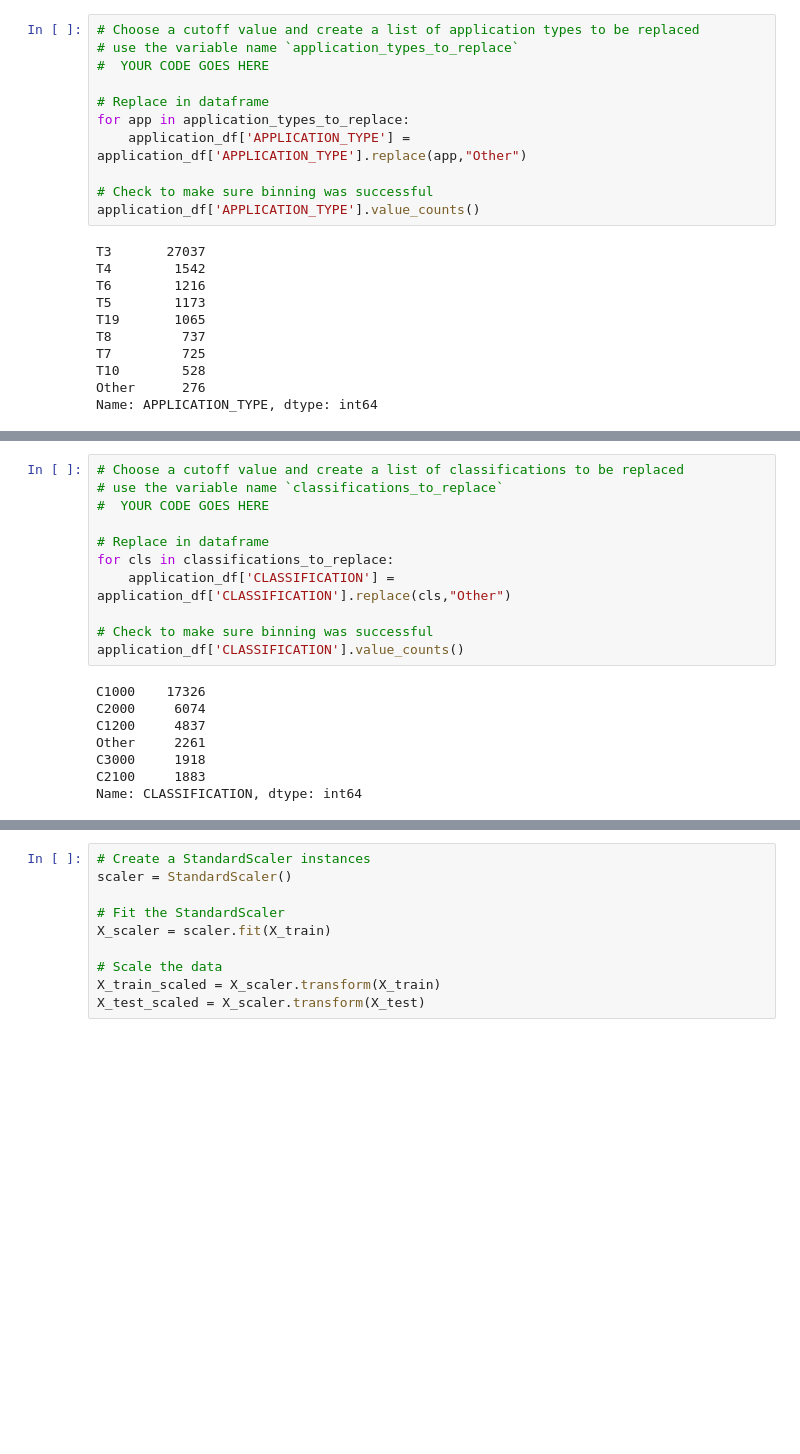
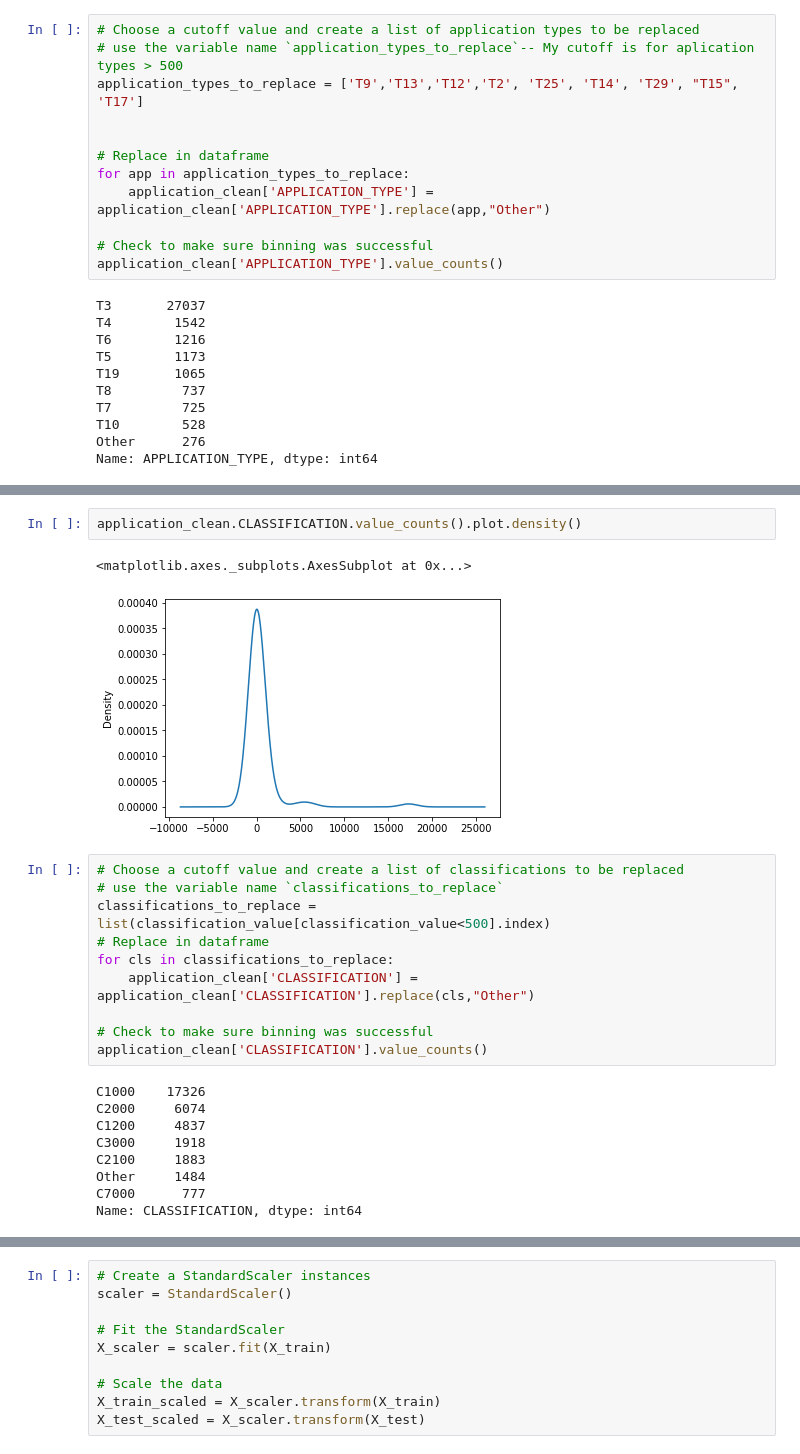
Before and after one commit to susanquiros/Charity-Funding-Predictor--Deep-Learning-, a Jupyter notebook: Starter_Code.ipynb, the cells around one changed output, grey strips where cells are left out. Saved outputs shown, nothing was run; the diff lists cells and outputs as text; blank space fills up the shorter version.

```diff
--- a/Starter_Code.ipynb
+++ b/Starter_Code.ipynb
@@ -63,14 +97,15 @@ Name: APPLICATION_TYPE, dtype: int64
 # %%
 # Choose a cutoff value and create a list of application types to be replaced
-# use the variable name `application_types_to_replace`
-#  YOUR CODE GOES HERE
+# use the variable name `application_types_to_replace`-- My cutoff is for aplication types > 500
+application_types_to_replace = ['T9','T13','T12','T2', 'T25', 'T14', 'T29', "T15", 'T17']
+
 
 # Replace in dataframe
 for app in application_types_to_replace:
-    application_df['APPLICATION_TYPE'] = application_df['APPLICATION_TYPE'].replace(app,"Other")
+    application_clean['APPLICATION_TYPE'] = application_clean['APPLICATION_TYPE'].replace(app,"Other")
 
 # Check to make sure binning was successful
-application_df['APPLICATION_TYPE'].value_counts()
+application_clean['APPLICATION_TYPE'].value_counts()
 # %% [output]
 T3       27037
 T4        1542
@@ -122,21 +155,26 @@ Name: CLASSIFICATION, dtype: int64
+# %%
+application_clean.CLASSIFICATION.value_counts().plot.density()
+# %% [output]
+<matplotlib.axes._subplots.AxesSubplot at 0x...>
+[figure, added]
 # %%
 # Choose a cutoff value and create a list of classifications to be replaced
 # use the variable name `classifications_to_replace`
-#  YOUR CODE GOES HERE
-
+classifications_to_replace = list(classification_value[classification_value<500].index)
 # Replace in dataframe
 for cls in classifications_to_replace:
-    application_df['CLASSIFICATION'] = application_df['CLASSIFICATION'].replace(cls,"Other")
+    application_clean['CLASSIFICATION'] = application_clean['CLASSIFICATION'].replace(cls,"Other")
 
 # Check to make sure binning was successful
-application_df['CLASSIFICATION'].value_counts()
+application_clean['CLASSIFICATION'].value_counts()
 # %% [output]
 C1000    17326
 C2000     6074
 C1200     4837
-Other     2261
 C3000     1918
 C2100     1883
+Other     1484
+C7000      777
 Name: CLASSIFICATION, dtype: int64
 # %%
 # Convert categorical data to numeric with `pd.get_dummies`
```
Also changed, not shown: parts of 13 cells of this notebook.
